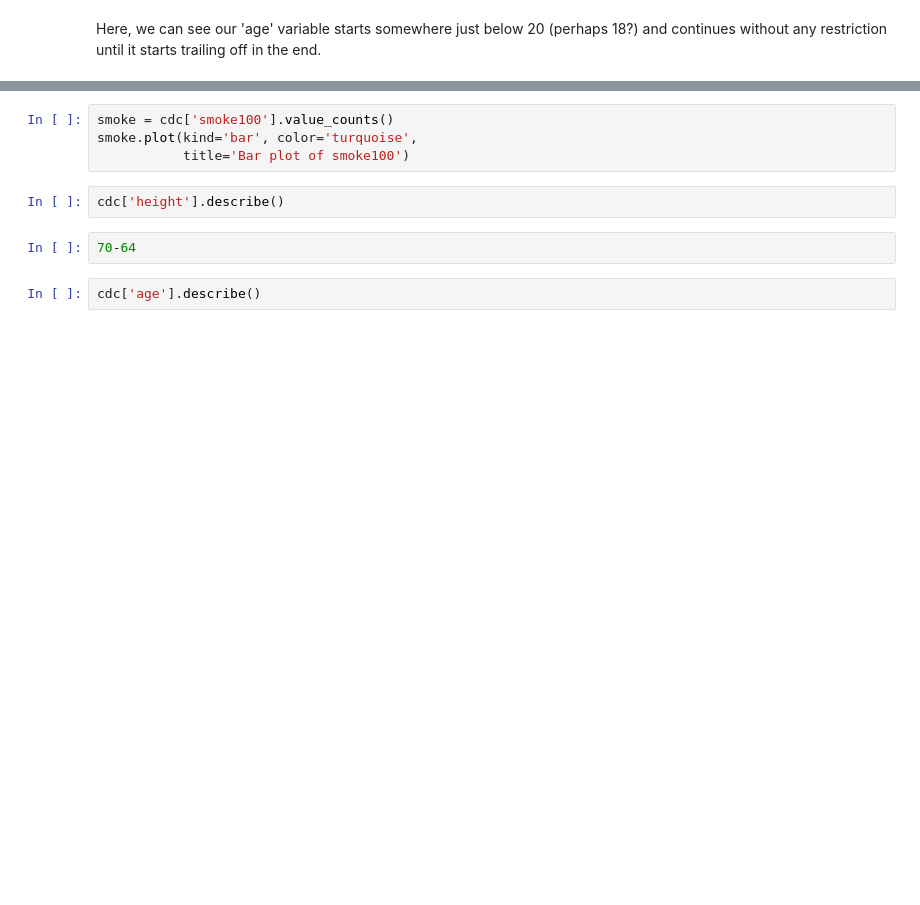
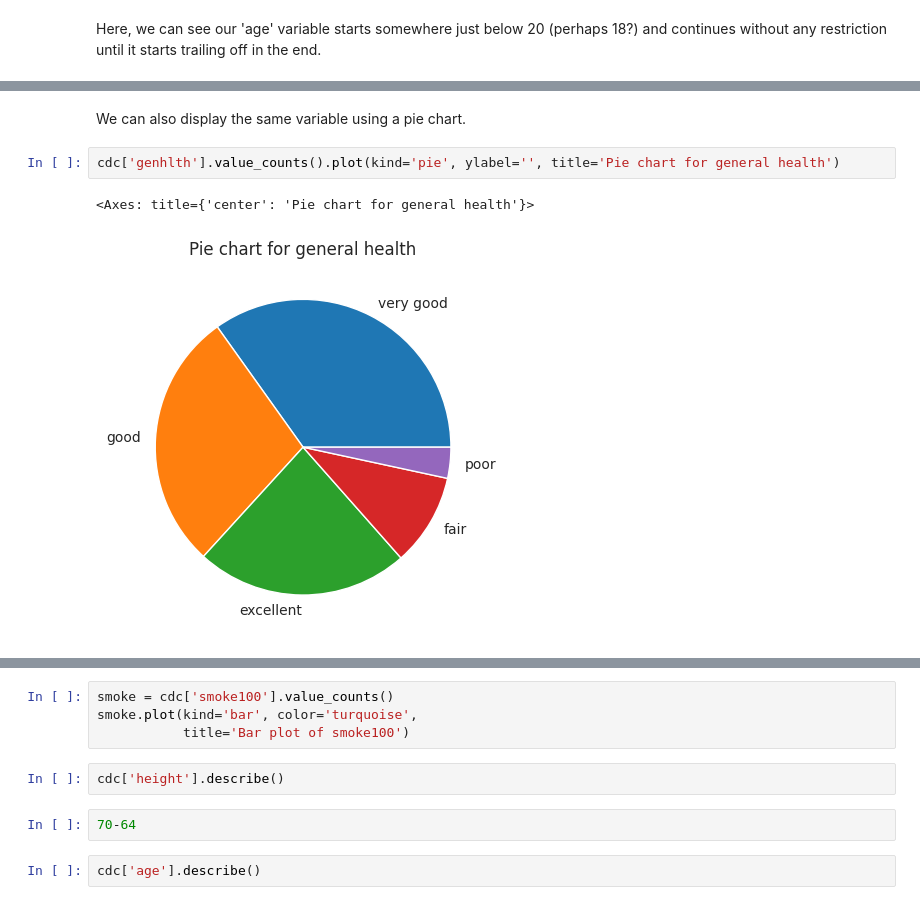
Before and after one commit to EphiWalker/BRFSS_Health, a Jupyter notebook: brfss_health.ipynb, the cells around one changed output, grey strips where cells are left out. Cells and saved outputs as stored; diff of their text form; blank space fills up the shorter version.

```diff
--- a/brfss_health.ipynb
+++ b/brfss_health.ipynb
@@ -318,0 +325,7 @@ cdc['smoke100'].value_counts().plot(kind = 'bar', color = 'turquoise',
+# %% [markdown]
+We can also display the same variable using a pie chart.
+# %%
+cdc['genhlth'].value_counts().plot(kind='pie', ylabel='', title='Pie chart for general health')
+# %% [output]
+<Axes: title={'center': 'Pie chart for general health'}>
+[figure, added]
```
Also changed, not shown: parts of 10 cells of this notebook.
